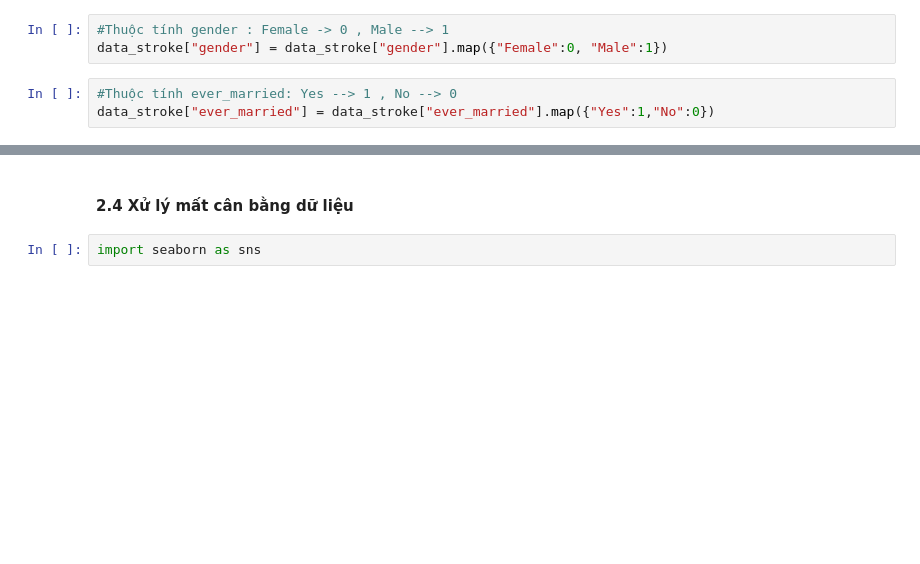
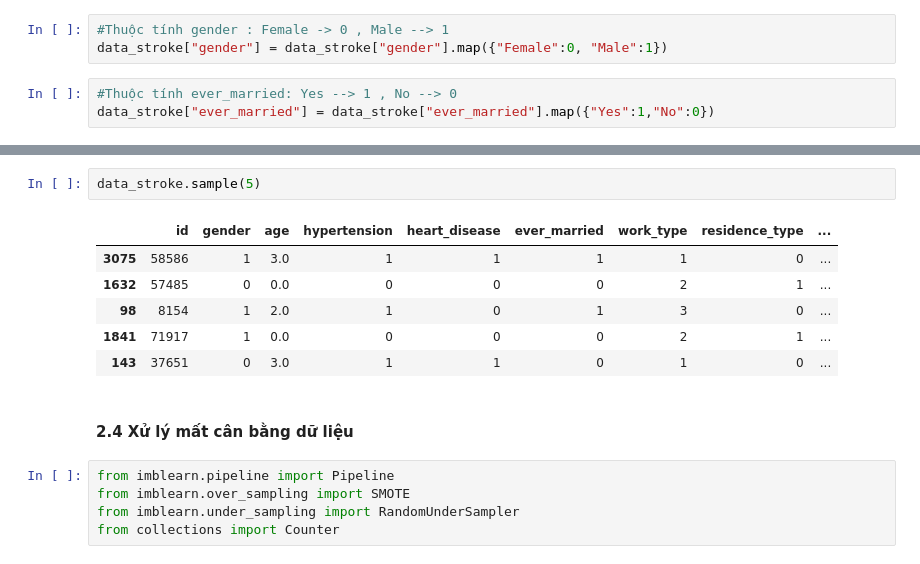
Before and after one commit to HoangGiang2005/DA1, a Jupyter notebook: CleanData.ipynb, the cells around one changed output, grey strips where cells are left out. Cells and saved outputs as stored; diff of their text form; blank space fills up the shorter version.

```diff
--- a/CleanData.ipynb
+++ b/CleanData.ipynb
@@ -289,4 +325,16 @@ data_stroke["work_type"]
+# %%
+data_stroke.sample(5)
+# %% [output]
+|  | id | gender | age | hypertension | heart_disease | ever_married | work_type | residence_type | ... |
+| 3075 | 58586 | 1 | 3.0 | 1 | 1 | 1 | 1 | 0 | ... |
+| 1632 | 57485 | 0 | 0.0 | 0 | 0 | 0 | 2 | 1 | ... |
+| 98 | 8154 | 1 | 2.0 | 1 | 0 | 1 | 3 | 0 | ... |
+| 1841 | 71917 | 1 | 0.0 | 0 | 0 | 0 | 2 | 1 | ... |
+| 143 | 37651 | 0 | 3.0 | 1 | 1 | 0 | 1 | 0 | ... |
 # %% [markdown]
 #### **2.4 Xử lý mất cân bằng dữ liệu**
 # %%
-import seaborn as sns
+from imblearn.pipeline import Pipeline
+from imblearn.over_sampling import SMOTE
+from imblearn.under_sampling import RandomUnderSampler
+from collections import Counter
```
Also changed, not shown: parts of 28 cells of this notebook, 2 other files.
